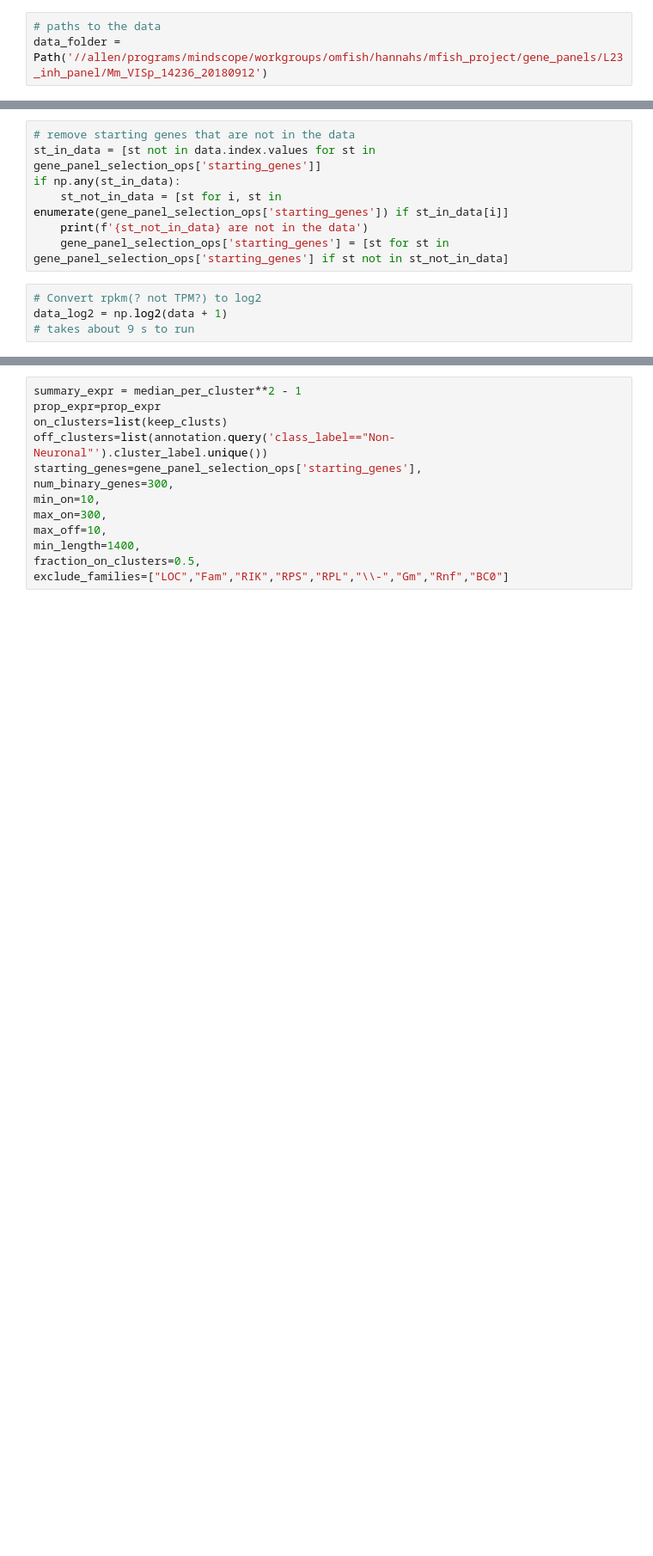
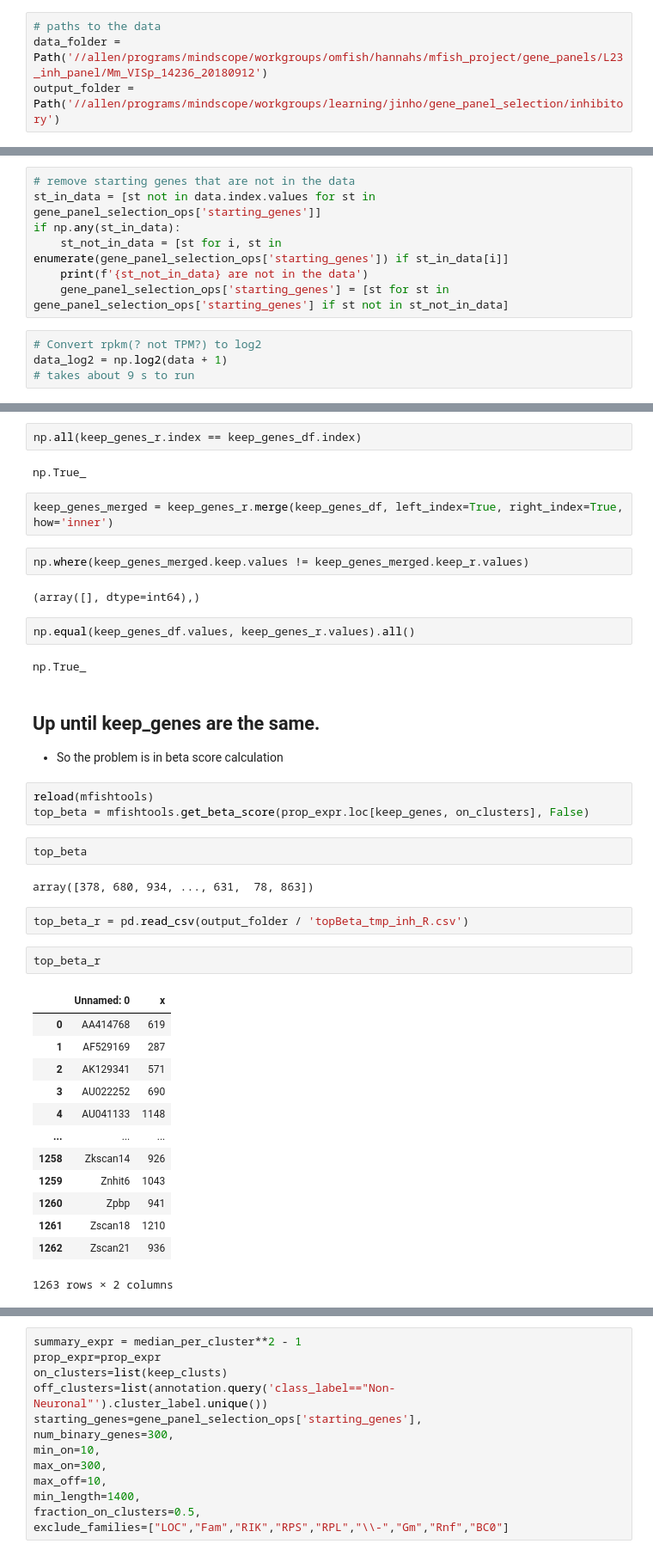
Before and after one commit to AllenNeuralDynamics/lamf_analysis_lims, a Jupyter notebook: gene_panel_selection/mfishtoolspy/240911_recreate_mfishtools.ipynb, the cells around one changed output, grey strips where cells are left out. Shown at 86% size. Cells and saved outputs as stored; diff of their text form; blank space fills up the shorter version.

```diff
--- a/gene_panel_selection/mfishtoolspy/240911_recreate_mfishtools.ipynb
+++ b/gene_panel_selection/mfishtoolspy/240911_recreate_mfishtools.ipynb
@@ -36,6 +41,7 @@ gene_panel_selection_ops = {
 # %%
 # paths to the data
 data_folder = Path('//allen/programs/mindscope/workgroups/omfish/hannahs/mfish_project/gene_panels/L23_inh_panel/Mm_VISp_14236_20180912')
+output_folder = Path('//allen/programs/mindscope/workgroups/learning/jinho/gene_panel_selection/inhibitory')
 # %%
 # read annotation
 annotation = pd.read_feather(data_folder / 'anno.feather')
@@ -247,0 +304,42 @@ False
+# %%
+np.all(keep_genes_r.index == keep_genes_df.index)
+# %% [output]
+np.True_
+# %%
+keep_genes_merged = keep_genes_r.merge(keep_genes_df, left_index=True, right_index=True, how='inner')
+# %%
+np.where(keep_genes_merged.keep.values != keep_genes_merged.keep_r.values)
+# %% [output]
+(array([], dtype=int64),)
+# %%
+np.equal(keep_genes_df.values, keep_genes_r.values).all()
+# %% [output]
+np.True_
+# %% [markdown]
+## Up until keep_genes are the same.
+- So the problem is in beta score calculation
+# %%
+reload(mfishtools)
+top_beta = mfishtools.get_beta_score(prop_expr.loc[keep_genes, on_clusters], False)
+# %%
+top_beta
+# %% [output]
+array([378, 680, 934, ..., 631,  78, 863])
+# %%
+top_beta_r = pd.read_csv(output_folder / 'topBeta_tmp_inh_R.csv')
+# %%
+top_beta_r
+# %% [output]
+|  | Unnamed: 0 | x |
+| 0 | AA414768 | 619 |
+| 1 | AF529169 | 287 |
+| 2 | AK129341 | 571 |
+| 3 | AU022252 | 690 |
+| 4 | AU041133 | 1148 |
+| ... | ... | ... |
+| 1258 | Zkscan14 | 926 |
+| 1259 | Znhit6 | 1043 |
+| 1260 | Zpbp | 941 |
+| 1261 | Zscan18 | 1210 |
+| 1262 | Zscan21 | 936 |
+1263 rows × 2 columns
```
Also changed, not shown: parts of 24 cells of this notebook, 3 other files.
